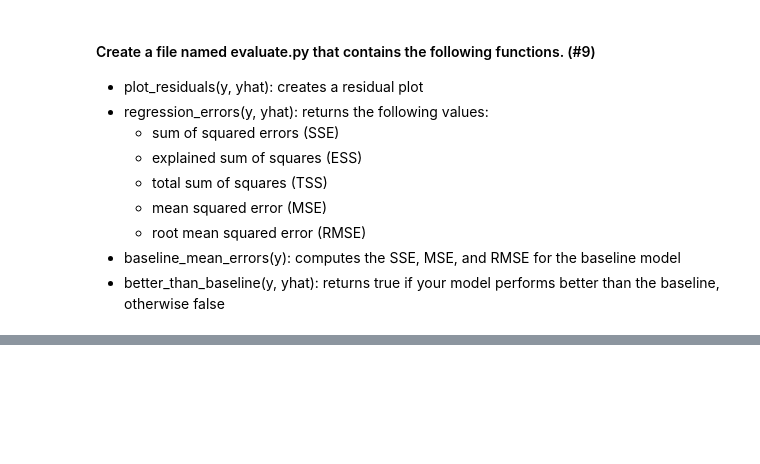
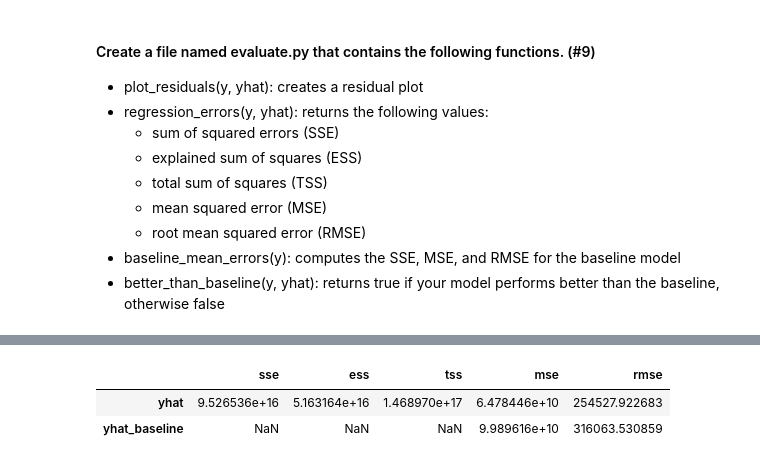
Before and after one commit to Cayt-Schlichting/regression-exercises, a Jupyter notebook: evaluate.ipynb, the cells around one changed output, grey strips where cells are left out. Cells and saved outputs as stored; diff of their text form; code cells hidden in the pictures; blank space fills up the shorter version.

```diff
--- a/evaluate.ipynb
+++ b/evaluate.ipynb
@@ -199,0 +243,23 @@ def plot_residuals(y,yhat):
+# %%
+def regression_errors(y,yhat):
+    '''
+    Takes in actual and predicted values. Returns dataframe of regression performance statistics.
+
+    Returns: Pandas DataFrame
+    Input:
+      (R)    y: actual values (pd.Series or np.array)
+      (R) yhat: predicted values (pd.Series or np.array)
+
+    '''
+    #set index name for dataframe
+    if isinstance(yhat,pd.Series): ind=yhat.name
+    else: ind='yhat'
+    #Create DataFrame with performance stats as columns
+    df = pd.DataFrame({
+        'sse': [sse(y,yhat)],
+        'ess': [ess(y,yhat)],
+        'tss': [tss(y,yhat)],
+        'mse': [mean_squared_error(y,yhat)],
+        'rmse': [rmse(y,yhat)],
+        },index=[ind])
+    return df
@@ -199,0 +320,21 @@ def plot_residuals(y,yhat):
+# %%
+def better_than_base(y,yhat):
+    '''
+    Takes in actual and predicted values. Returns dataframe of regression performance statistics.
+
+    Returns: Pandas DataFrame
+    Input:
+      (R)    y: actual values (pd.Series or np.array)
+      (R) yhat: predicted values (pd.Series or np.array)
+
+    '''
+    df = regression_errors(y,yhat)
+    df_base = baseline_mean_errors(y)
+    df = pd.concat([df,df_base],axis=0)
+    return df
+# %%
+better_than_base(df.y,df.yhat)
+# %% [output]
+|  | sse | ess | tss | mse | rmse |
+| yhat | 9.526536e+16 | 5.163164e+16 | 1.468970e+17 | 6.478446e+10 | 254527.922683 |
+| yhat_baseline | NaN | NaN | NaN | 9.989616e+10 | 316063.530859 |
```
Also changed, not shown: parts of 12 cells of this notebook, 3 other files.
